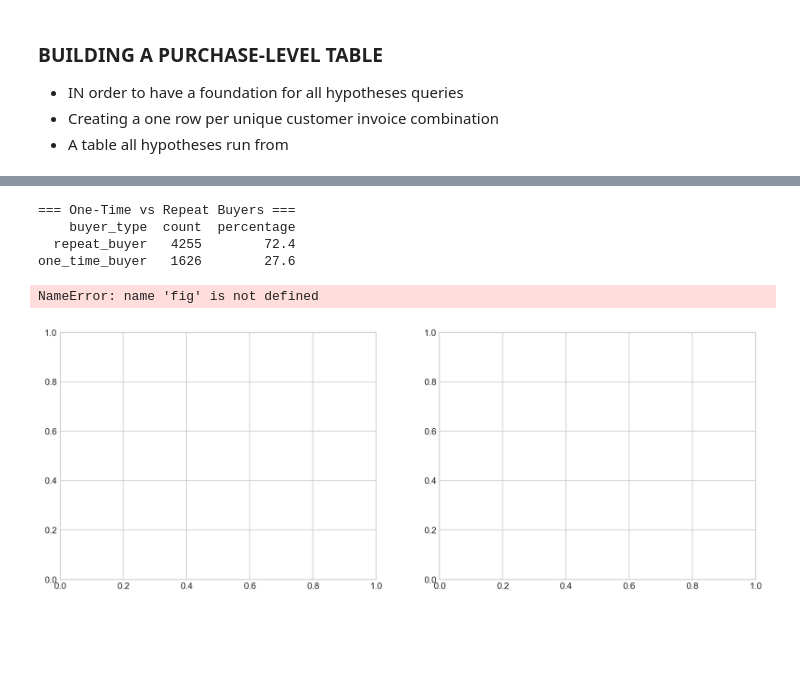
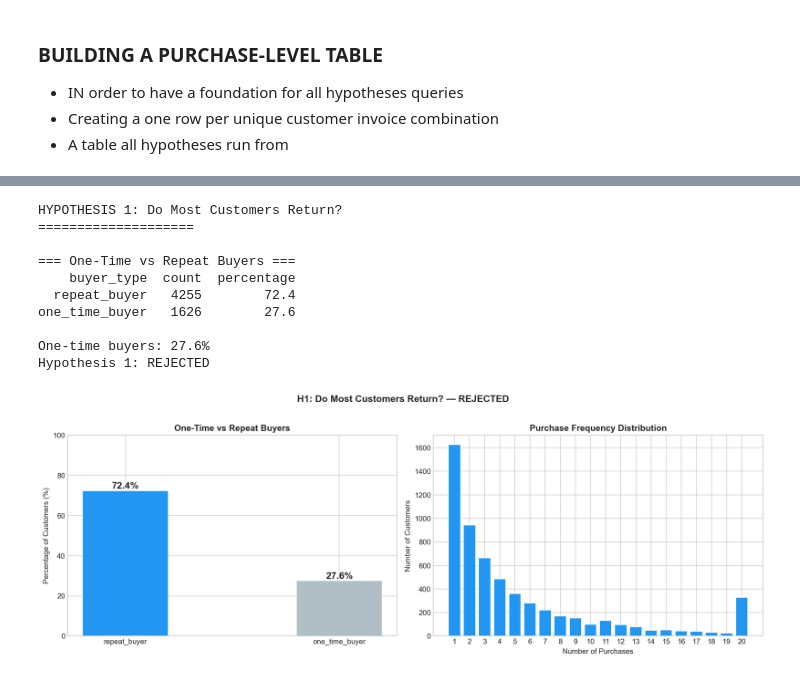
Before and after one commit to JoshuaPaul-lasisi/product-analytics-user-retention, a Jupyter notebook: notebooks/retention_analysis.ipynb, the cells around one changed output, grey strips where cells are left out. Saved outputs shown, nothing was run; the diff lists cells and outputs as text; code cells hidden in the pictures; blank space fills up the shorter version.

```diff
--- a/notebooks/retention_analysis.ipynb
+++ b/notebooks/retention_analysis.ipynb
@@ -18,7 +18,11 @@ print('Imports complete')
 # %% [output]
 Imports complete
 # %%
-# LOAD RAW DATA
-raw_df = pd.read_csv('../data/online_retail_II.csv')
-raw_df.head()
+# LOAD CLEANED DATA
+df = pd.read_csv('../data/processed/cleaned_retail.csv')
+
+print(f"Cleaned data loaded: {len(df):,} rows")
+print(f"Columns: {list(df.columns)}")
+print(f"\nSample:")
+print(df.head(3))
 # %% [output]
@@ -105,11 +116,11 @@ freq_dist = purchase_counts['total_purchases'].clip(upper = 20)\
     .value_counts().sort_index()
 
 # visualize
-fig.axes = plt.subplots(1, 2, figsize = (14, 5))
+fig, axes = plt.subplots(1, 2, figsize = (14, 5))
 
 # bar chart
 colors = [
-    '#2196F3' if bt == 'repeat_buyer' else '#bB0BEC5' for bt in summary['buyer_type']
+    '#2196F3' if bt == 'repeat_buyer' else '#B0BEC5' for bt in summary['buyer_type']
 ]
 bars = axes[0].bar(
     summary['buyer_type'],
@@ -144,32 +155,37 @@ axes[1].set_title(
     fontweight='bold', fontsize=12
 )
 axes[1].set_xlabel('Number of Purchases')
 axes[1].set_ylabel('Number of Customers')
 axes[1].set_xticks(range(1, 21))
 
 # Confirmation check
 one_time_pct = summary[
     summary['buyer_type'] == 'one_time_buyer'
 ]['percentage'].values[0]
 
 result = 'CONFIRMED' if one_time_pct > 50 else 'REJECTED'
 print(f"\nOne-time buyers: {one_time_pct}%")
 print(f"Hypothesis 1: {result}")
 
 plt.suptitle(
     f'H1: Do Most Customers Return? — {result}',
     fontsize=13, fontweight='bold', y=1.02
 )
 plt.tight_layout()
 plt.savefig(
     '../outputs/hypothesis_1_repeat_buyers.png',
     dpi=150, bbox_inches='tight'
 )
 plt.show()
 # %% [output]
+HYPOTHESIS 1: Do Most Customers Return?
+====================
+
 === One-Time vs Repeat Buyers ===
     buyer_type  count  percentage
   repeat_buyer   4255        72.4
 one_time_buyer   1626        27.6
+
+One-time buyers: 27.6%
+Hypothesis 1: REJECTED
-NameError: name 'fig' is not defined
-[figure, old version]
+[figure, new version]
```
Also changed, not shown: parts of 8 cells of this notebook, 2 other files.
